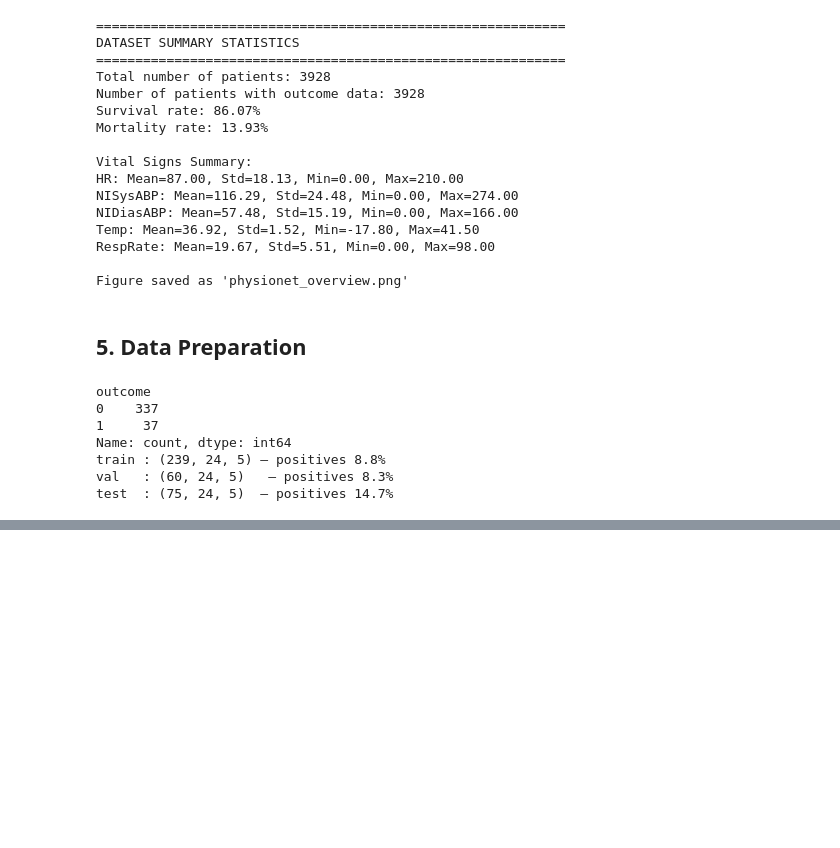
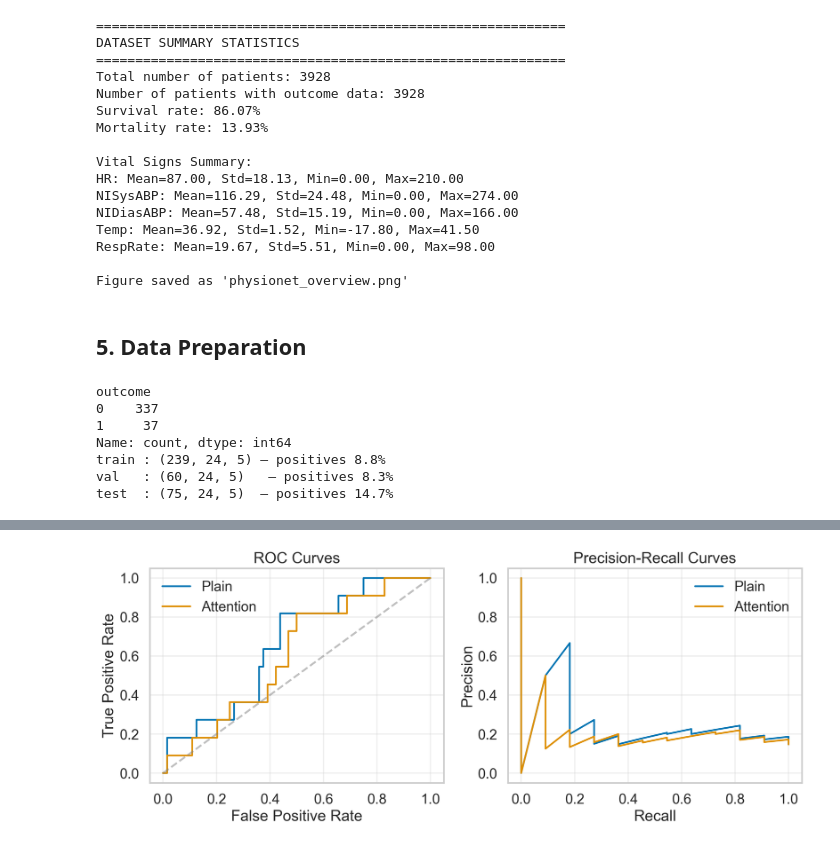
Before and after one commit to matt-ebrahim/CSYE7374, a Jupyter notebook: into-rnn/intro-rnn.ipynb, the cells around one changed output, grey strips where cells are left out. Drawn from its saved outputs; the diff is of its cells as text; code cells hidden in the pictures; blank space fills up the shorter version.

```diff
--- a/into-rnn/intro-rnn.ipynb
+++ b/into-rnn/intro-rnn.ipynb
@@ -927,0 +634,98 @@ Ep 24 | train 1.0951 | val 1.2071 | AUC 0.876 | lr 2.5e-04
+# %%
+def evaluate_on_test(model_path, name):
+    model = make_plain() if "plain" in name else make_attn()
+    model.load_state_dict(torch.load(model_path, map_location=device))
+    model.to(device).eval()
+
+    logits, labels = [], []
+    with torch.no_grad():
+        for xb, yb in test_loader:
+            outputs = model(xb.to(device))
+            # Handle both plain and attention models
+            if isinstance(outputs, tuple):
+                logits.extend(outputs[0].cpu().numpy())
+            else:
+                logits.extend(outputs.cpu().numpy())
+            labels.extend(yb.numpy())
+
+    logits = np.array(logits)
+    probs = torch.sigmoid(torch.tensor(logits)).numpy()
+    labels = np.array(labels)
+
+    roc_auc = roc_auc_score(labels, probs)
+    pr_auc = average_precision_score(labels, probs)
+
+    fpr, tpr, th = roc_curve(labels, probs)
+    best_thr = th[(tpr-fpr).argmax()]
+    preds = (probs >= best_thr).astype(int)
+    acc = (preds == labels).mean()
+    f1 = f1_score(labels, preds)
+    cm = confusion_matrix(labels, preds)
+
+    return {
+        "roc_auc": roc_auc, "pr_auc": pr_auc,
+        "acc": acc, "f1": f1, "cm": cm,
+        "fpr": fpr, "tpr": tpr, "thr": best_thr,
+        "probs": probs, "labels": labels  # Store for PR curve
+    }
+
+res_plain = evaluate_on_test("best_plain.pt", "plain")
+res_attn = evaluate_on_test("best_attn.pt", "attn")
+
+
+print("\n=== Test-set metrics ===")
+for k in ["roc_auc", "pr_auc", "acc", "f1"]:
+    print(f"{k:7s} | plain {res_plain[k]:.3f} | attn {res_attn[k]:.3f}")
+
+
+sns.set_theme(style="whitegrid", context="talk")
+pal = sns.color_palette("colorblind")
+fig, (ax1, ax2) = plt.subplots(1, 2, figsize=(12, 5))
+
+
+ax1.plot(res_plain["fpr"], res_plain["tpr"], c=pal[0], lw=2, label="Plain")
+ax1.plot(res_attn["fpr"], res_attn["tpr"], c=pal[1], lw=2, label="Attention")
+ax1.plot([0, 1], [0, 1], '--', c='grey', alpha=0.5)
+ax1.set_ylabel("True Positive Rate")
+ax1.set_xlabel("False Positive Rate")
+ax1.set_title("ROC Curves")
+ax1.legend()
+ax1.grid(True, alpha=0.3)
+
+
+for res, col, lab in [(res_plain, pal[0], "Plain"), (res_attn, pal[1], "Attention")]:
+    prec, rec, _ = precision_recall_curve(res["labels"], res["probs"])
+    ax2.plot(rec, prec, c=col, lw=2, label=lab)
+
+ax2.set_xlabel("Recall")
+ax2.set_ylabel("Precision")
+ax2.set_title("Precision-Recall Curves")
+ax2.legend()
+ax2.grid(True, alpha=0.3)
+fig.tight_layout()
+plt.show()
+
+def show_cm(cm, title, ax):
+    pct = cm / cm.sum(axis=1, keepdims=True) * 100
+    lab = [[f"{n}\n{p:.1f}%" for n, p in zip(rn, rp)]
+           for rn, rp in zip(cm, pct)]
+    sns.heatmap(cm, annot=lab, fmt="", cmap="Blues",
+                cbar=False, square=True, ax=ax)
+    ax.set_title(title)
+    ax.set_xlabel("Predicted")
+    ax.set_ylabel("Actual")
+
+fig, (a1, a2) = plt.subplots(1, 2, figsize=(10, 4))
+show_cm(res_plain["cm"], "Plain LSTM", a1)
+show_cm(res_attn["cm"], "Attention LSTM", a2)
+fig.suptitle("Confusion Matrices @ Youden-J Threshold")
+fig.tight_layout()
+plt.show()
+
+print("\n=== Detailed Metrics ===")
+print(f"Best threshold (Plain): {res_plain['thr']:.3f}")
+print(f"Best threshold (Attention): {res_attn['thr']:.3f}")
+
+unique, counts = np.unique(res_plain["labels"], return_counts=True)
+print(f"\nTest set class distribution: {dict(zip(unique, counts))}")
+# %% [output]
@@ -927,0 +737 @@ Ep 24 | train 1.0951 | val 1.2071 | AUC 0.876 | lr 2.5e-04
+[figure, added]
```
Also changed, not shown: parts of 14 cells of this notebook.
